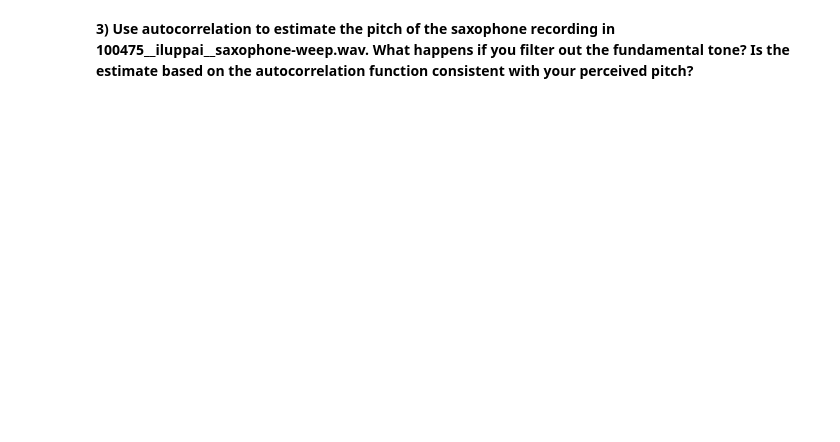
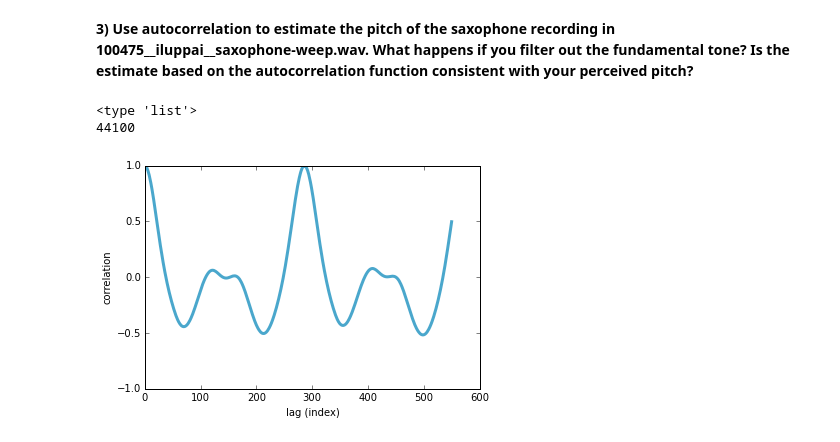
Before and after one commit to JiayingWei/ThinkDSP, a Jupyter notebook: ps03.ipynb, the cells around one changed output. Saved outputs shown, nothing was run; the diff lists cells and outputs as text; code cells hidden in the pictures; blank space fills up the shorter version.

```diff
--- a/ps03.ipynb
+++ b/ps03.ipynb
@@ -80,8 +75,13 @@ TypeError: cannot perform reduce with flexible type
 # %% [markdown]
 **3) Use autocorrelation to estimate the pitch of the saxophone recording in 100475__iluppai__saxophone-weep.wav.  What happens if you filter out the fundamental tone?  Is the estimate based on the autocorrelation function consistent with your perceived pitch?**
 # %%
-saxophone = thinkdsp.read_wave('100475__iluppai__saxophone-weep.wav').segment(start=1, duration=0.3)
-saxophone.make_audio()
-lags, corrs = autocorr(saxophone)
+saxophone1 = thinkdsp.read_wave('100475__iluppai__saxophone-weep.wav').segment(start=1, duration=0.5)
+saxophone_seg1 = saxophone1.segment(start=0, duration=0.025)
+lags, corrs = autocorr(saxophone_seg1)
 thinkplot.plot(lags, corrs)
 thinkplot.config(xlabel='lag (index)', ylabel='correlation', ylim=[-1, 1])
+print(saxophone.framerate)
+# %% [output]
+<type 'list'>
+44100
+[figure, added]
```
Also changed, not shown: parts of 14 cells of this notebook.
